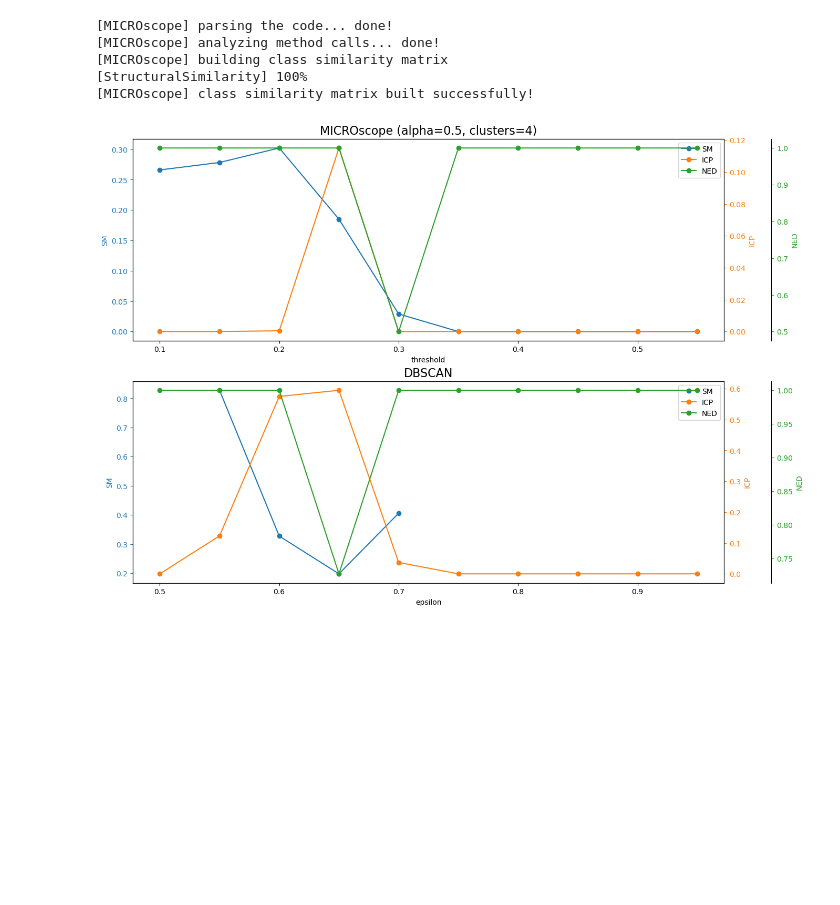
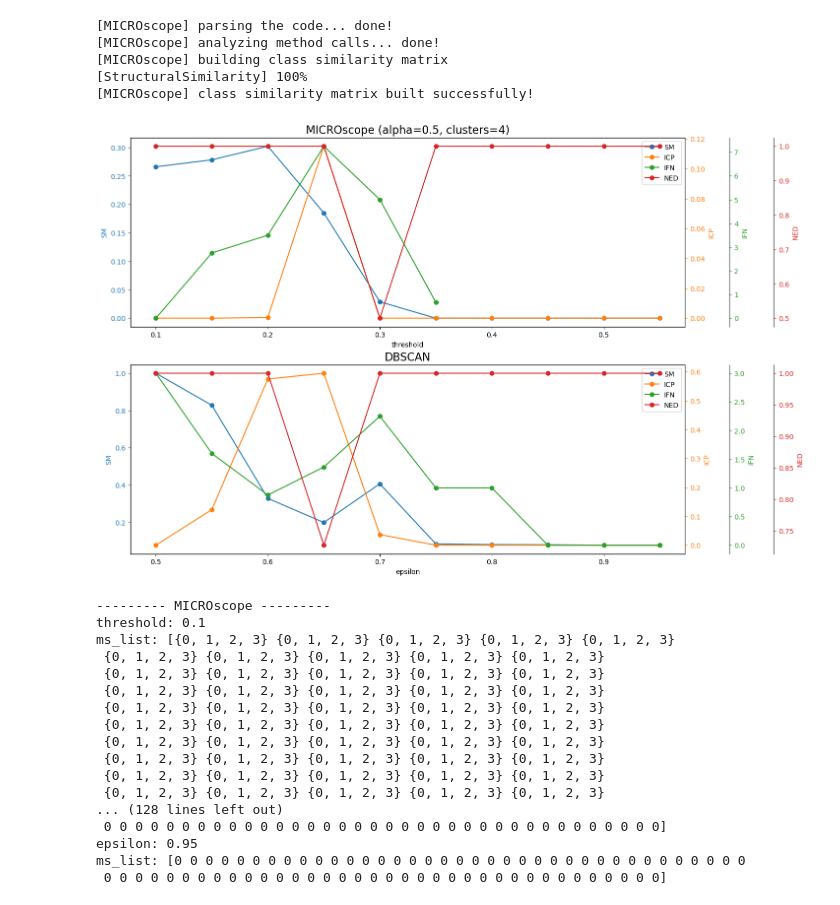
Before and after one commit to Morteza-24/Monolith-to-Microservice, a Jupyter notebook: MICROvsDBSCAN-JPetStore.ipynb, the cells around one changed output. Cells and saved outputs as stored; diff of their text form; code cells hidden in the pictures; blank space fills up the shorter version.

```diff
--- a/MICROvsDBSCAN-JPetStore.ipynb
+++ b/MICROvsDBSCAN-JPetStore.ipynb
@@ -42,10 +42,12 @@ IFN_MICROscope, IFN_DBSCAN = [], []
 for i in range(len(threshold)):
     SM_MICROscope.append(EMmicroscope.SM(layers_MICROscope[i], classes_info_MICROscope))
     ICP_MICROscope.append(EMmicroscope.ICP(layers_MICROscope[i], classes_info_MICROscope))
+    IFN_MICROscope.append(EMmicroscope.IFN(layers_MICROscope[i], classes_info_MICROscope))
     NED_MICROscope.append(EMmicroscope.NED(layers_MICROscope[i]))
 for i in range(len(epsilon)):
     SM_DBSCAN.append(EMdbscan.SM(layers_DBSCAN[i], classes_info_DBSCAN))
     ICP_DBSCAN.append(EMdbscan.ICP(layers_DBSCAN[i], classes_info_DBSCAN))
+    IFN_DBSCAN.append(EMdbscan.IFN(layers_DBSCAN[i], classes_info_DBSCAN))
     NED_DBSCAN.append(EMdbscan.NED(layers_DBSCAN[i]))
 # %%
 plt.rcParams["figure.figsize"] = (18,2.5)
@@ -125,10 +164,12 @@ IFN_MICROscope, IFN_DBSCAN = [], []
 for i in range(len(threshold)):
     SM_MICROscope.append(EMmicroscope.SM(layers_MICROscope[i], classes_info_MICROscope))
     ICP_MICROscope.append(EMmicroscope.ICP(layers_MICROscope[i], classes_info_MICROscope))
+    IFN_MICROscope.append(EMmicroscope.IFN(layers_MICROscope[i], classes_info_MICROscope))
     NED_MICROscope.append(EMmicroscope.NED(layers_MICROscope[i]))
 for i in range(len(epsilon)):
     SM_DBSCAN.append(EMdbscan.SM(layers_DBSCAN[i], classes_info_DBSCAN))
     ICP_DBSCAN.append(EMdbscan.ICP(layers_DBSCAN[i], classes_info_DBSCAN))
+    IFN_DBSCAN.append(EMdbscan.IFN(layers_DBSCAN[i], classes_info_DBSCAN))
     NED_DBSCAN.append(EMdbscan.NED(layers_DBSCAN[i]))
 # %%
 plt.rcParams["figure.figsize"] = (18,2.5)
@@ -208,10 +286,12 @@ IFN_MICROscope, IFN_DBSCAN = [], []
 for i in range(len(threshold)):
     SM_MICROscope.append(EMmicroscope.SM(layers_MICROscope[i], classes_info_MICROscope))
     ICP_MICROscope.append(EMmicroscope.ICP(layers_MICROscope[i], classes_info_MICROscope))
+    IFN_MICROscope.append(EMmicroscope.IFN(layers_MICROscope[i], classes_info_MICROscope))
     NED_MICROscope.append(EMmicroscope.NED(layers_MICROscope[i]))
 for i in range(len(epsilon)):
     SM_DBSCAN.append(EMdbscan.SM(layers_DBSCAN[i], classes_info_DBSCAN))
     ICP_DBSCAN.append(EMdbscan.ICP(layers_DBSCAN[i], classes_info_DBSCAN))
+    IFN_DBSCAN.append(EMdbscan.IFN(layers_DBSCAN[i], classes_info_DBSCAN))
     NED_DBSCAN.append(EMdbscan.NED(layers_DBSCAN[i]))
 # %%
 plt.rcParams["figure.figsize"] = (18,2.5)
@@ -291,49 +408,88 @@ IFN_MICROscope, IFN_DBSCAN = [], []
 for i in range(len(threshold)):
     SM_MICROscope.append(EMmicroscope.SM(layers_MICROscope[i], classes_info_MICROscope))
     ICP_MICROscope.append(EMmicroscope.ICP(layers_MICROscope[i], classes_info_MICROscope))
+    IFN_MICROscope.append(EMmicroscope.IFN(layers_MICROscope[i], classes_info_MICROscope))
     NED_MICROscope.append(EMmicroscope.NED(layers_MICROscope[i]))
 for i in range(len(epsilon)):
     SM_DBSCAN.append(EMdbscan.SM(layers_DBSCAN[i], classes_info_DBSCAN))
     ICP_DBSCAN.append(EMdbscan.ICP(layers_DBSCAN[i], classes_info_DBSCAN))
+    IFN_DBSCAN.append(EMdbscan.IFN(layers_DBSCAN[i], classes_info_DBSCAN))
     NED_DBSCAN.append(EMdbscan.NED(layers_DBSCAN[i]))
 # %%
 plt.rcParams["figure.figsize"] = (18,2.5)
 fig, axs = plt.subplots(2, 1)
 fig.subplots_adjust(right=0.75, bottom=-2.5)
 axs[0].set_title('MICROscope (alpha=0.5, clusters=4)', fontsize=16)
 twin1 = axs[0].twinx()
 twin2 = axs[0].twinx()
+twin3 = axs[0].twinx()
 twin2.spines.right.set_position(("axes", 1.08))
+twin3.spines.right.set_position(("axes", 1.16))
 p1, = axs[0].plot(threshold, SM_MICROscope, "-oC0", label="SM")
 p2, = twin1.plot(threshold, ICP_MICROscope, "-oC1", label="ICP")
-p3, = twin2.plot(threshold, NED_MICROscope, "-oC2", label="NED")
+p3, = twin2.plot(threshold, IFN_MICROscope, "-oC2", label="IFN")
+p4, = twin3.plot(threshold, NED_MICROscope, "-oC3", label="NED")
 axs[0].set(xlabel="threshold", ylabel="SM")
 twin1.set(ylabel="ICP")
-twin2.set(ylabel="NED")
+twin2.set(ylabel="IFN")
+twin3.set(ylabel="NED")
 axs[0].yaxis.label.set_color(p1.get_color())
 twin1.yaxis.label.set_color(p2.get_color())
 twin2.yaxis.label.set_color(p3.get_color())
+twin3.yaxis.label.set_color(p4.get_color())
 axs[0].tick_params(axis='y', colors=p1.get_color())
 twin1.tick_params(axis='y', colors=p2.get_color())
 twin2.tick_params(axis='y', colors=p3.get_color())
-axs[0].legend(handles=[p1, p2, p3])
+twin3.tick_params(axis='y', colors=p4.get_color())
+axs[0].legend(handles=[p1, p2, p3, p4])
 axs[1].set_title('DBSCAN', fontsize=16)
-twin3 = axs[1].twinx()
 twin4 = axs[1].twinx()
-twin4.spines.right.set_position(("axes", 1.08))
-p4, = axs[1].plot(epsilon, SM_DBSCAN, "-oC0", label="SM")
-p5, = twin3.plot(epsilon, ICP_DBSCAN, "-oC1", label="ICP")
-p6, = twin4.plot(epsilon, NED_DBSCAN, "-oC2", label="NED")
+twin5 = axs[1].twinx()
+twin6 = axs[1].twinx()
+twin5.spines.right.set_position(("axes", 1.08))
+twin6.spines.right.set_position(("axes", 1.16))
+p5, = axs[1].plot(epsilon, SM_DBSCAN, "-oC0", label="SM")
+p6, = twin4.plot(epsilon, ICP_DBSCAN, "-oC1", label="ICP")
+p7, = twin5.plot(epsilon, IFN_DBSCAN, "-oC2", label="IFN")
+p8, = twin6.plot(epsilon, NED_DBSCAN, "-oC3", label="NED")
 axs[1].set(xlabel="epsilon", ylabel="SM")
-twin3.set(ylabel="ICP")
-twin4.set(ylabel="NED")
-axs[1].yaxis.label.set_color(p4.get_color())
-twin3.yaxis.label.set_color(p5.get_color())
+twin4.set(ylabel="ICP")
+twin5.set(ylabel="IFN")
+twin6.set(ylabel="NED")
+axs[1].yaxis.label.set_color(p5.get_color())
 twin4.yaxis.label.set_color(p6.get_color())
-axs[1].tick_params(axis='y', colors=p4.get_color())
-twin3.tick_params(axis='y', colors=p5.get_color())
+twin5.yaxis.label.set_color(p7.get_color())
+twin6.yaxis.label.set_color(p8.get_color())
+axs[1].tick_params(axis='y', colors=p5.get_color())
 twin4.tick_params(axis='y', colors=p6.get_color())
-axs[1].legend(handles=[p4, p5, p6])
+twin5.tick_params(axis='y', colors=p7.get_color())
+twin6.tick_params(axis='y', colors=p8.get_color())
+axs[1].legend(handles=[p5, p6, p7, p8])
 plt.show()
+print("--------- MICROscope ---------")
+for i in range(len(threshold)):
+    print(f"threshold: {round(threshold[i], 2)}")
+    print(f"ms_list: {layers_MICROscope[i]}")
+print("--------- DBSCAN ---------")
+for i in range(len(epsilon)):
+    print(f"epsilon: {round(epsilon[i], 2)}")
+    print(f"ms_list: {layers_DBSCAN[i]}")
 # %% [output]
-[figure, old version]
+[figure, new version]
+--------- MICROscope ---------
+threshold: 0.1
+ms_list: [{0, 1, 2, 3} {0, 1, 2, 3} {0, 1, 2, 3} {0, 1, 2, 3} {0, 1, 2, 3}
+ {0, 1, 2, 3} {0, 1, 2, 3} {0, 1, 2, 3} {0, 1, 2, 3} {0, 1, 2, 3}
+ {0, 1, 2, 3} {0, 1, 2, 3} {0, 1, 2, 3} {0, 1, 2, 3} {0, 1, 2, 3}
+ {0, 1, 2, 3} {0, 1, 2, 3} {0, 1, 2, 3} {0, 1, 2, 3} {0, 1, 2, 3}
+ {0, 1, 2, 3} {0, 1, 2, 3} {0, 1, 2, 3} {0, 1, 2, 3} {0, 1, 2, 3}
+ {0, 1, 2, 3} {0, 1, 2, 3} {0, 1, 2, 3} {0, 1, 2, 3} {0, 1, 2, 3}
+ {0, 1, 2, 3} {0, 1, 2, 3} {0, 1, 2, 3} {0, 1, 2, 3} {0, 1, 2, 3}
+ {0, 1, 2, 3} {0, 1, 2, 3} {0, 1, 2, 3} {0, 1, 2, 3} {0, 1, 2, 3}
+ {0, 1, 2, 3} {0, 1, 2, 3} {0, 1, 2, 3} {0, 1, 2, 3} {0, 1, 2, 3}
+ {0, 1, 2, 3} {0, 1, 2, 3} {0, 1, 2, 3} {0, 1, 2, 3} {0, 1, 2, 3}
+... (128 lines left out)
+ 0 0 0 0 0 0 0 0 0 0 0 0 0 0 0 0 0 0 0 0 0 0 0 0 0 0 0 0 0 0 0 0 0 0 0 0]
+epsilon: 0.95
+ms_list: [0 0 0 0 0 0 0 0 0 0 0 0 0 0 0 0 0 0 0 0 0 0 0 0 0 0 0 0 0 0 0 0 0 0 0 0 0
+ 0 0 0 0 0 0 0 0 0 0 0 0 0 0 0 0 0 0 0 0 0 0 0 0 0 0 0 0 0 0 0 0 0 0 0 0]
```
Also changed, not shown: parts of 11 cells of this notebook.
